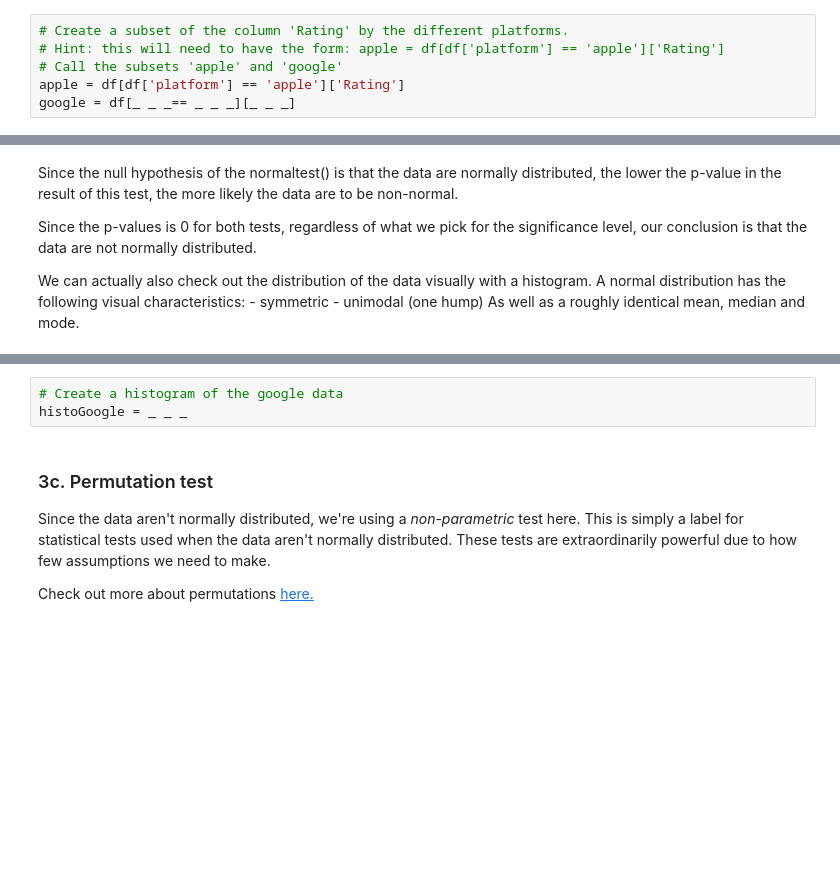
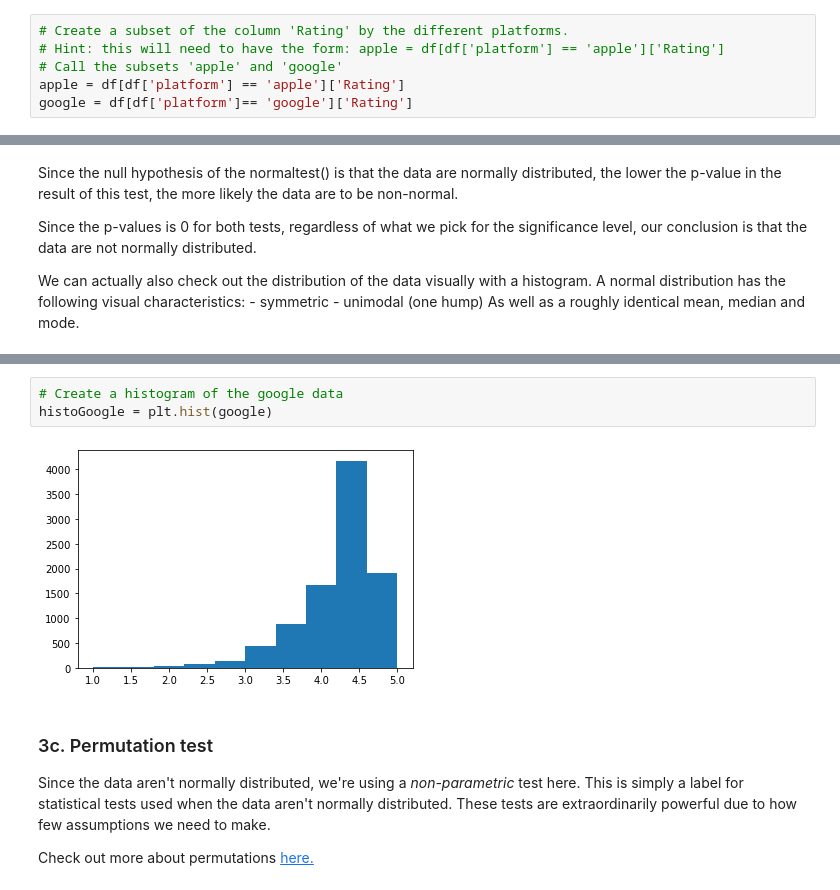
Before and after one commit to hwichan7/Springboard, a Jupyter notebook: PART 3, Tier 1 - Modeling .ipynb, the cells around one changed output, grey strips where cells are left out. Cells and saved outputs as stored; diff of their text form; blank space fills up the shorter version.

```diff
--- a/PART 3, Tier 1 - Modeling .ipynb
+++ b/PART 3, Tier 1 - Modeling .ipynb
@@ -386,7 +426,7 @@ There are many different statistical tests, all with different assumptions. You'
 # Hint: this will need to have the form: apple = df[df['platform'] == 'apple']['Rating']
 # Call the subsets 'apple' and 'google'
 apple = df[df['platform'] == 'apple']['Rating']
-google = df[_ _ _== _ _ _][_ _ _]
+google = df[df['platform']== 'google']['Rating']
 # %%
 # Using the stats.normaltest() method, get an indication of whether the apple data are normally distributed
 # Save the result in a variable called apple_normal, and print it out
@@ -414,6 +460,8 @@ histoApple = plt.hist(_ _ _)
 # %%
 # Create a histogram of the google data
-histoGoogle = _ _ _
+histoGoogle = plt.hist(google)
+# %% [output]
+[figure, added]
 # %% [markdown]
 ### 3c. Permutation test
 Since the data aren't normally distributed, we're using a *non-parametric* test here. This is simply a label for statistical tests used when the data aren't normally distributed. These tests are extraordinarily powerful due to how few assumptions we need to make.
```
Also changed, not shown: parts of 16 cells of this notebook.
